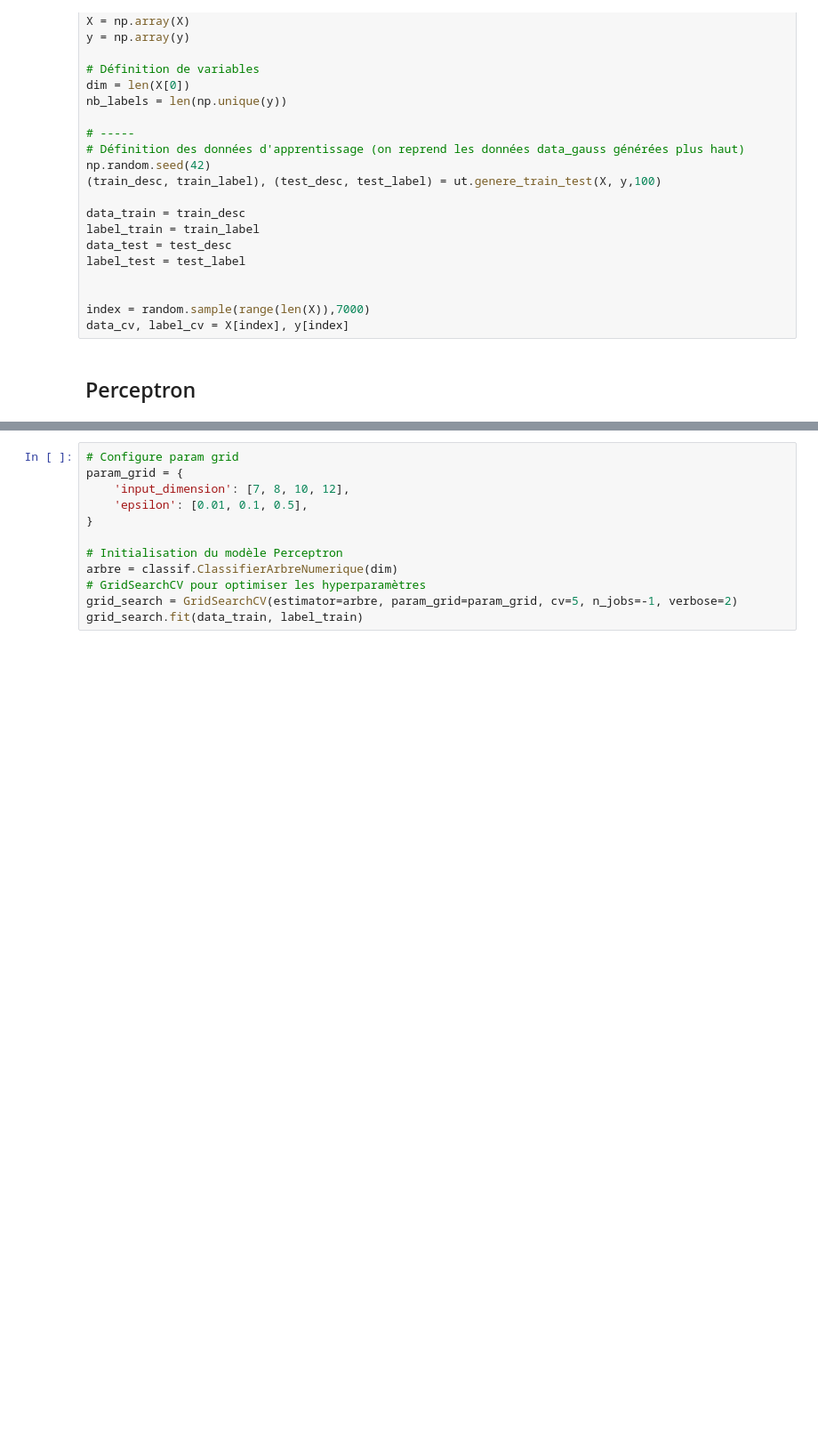
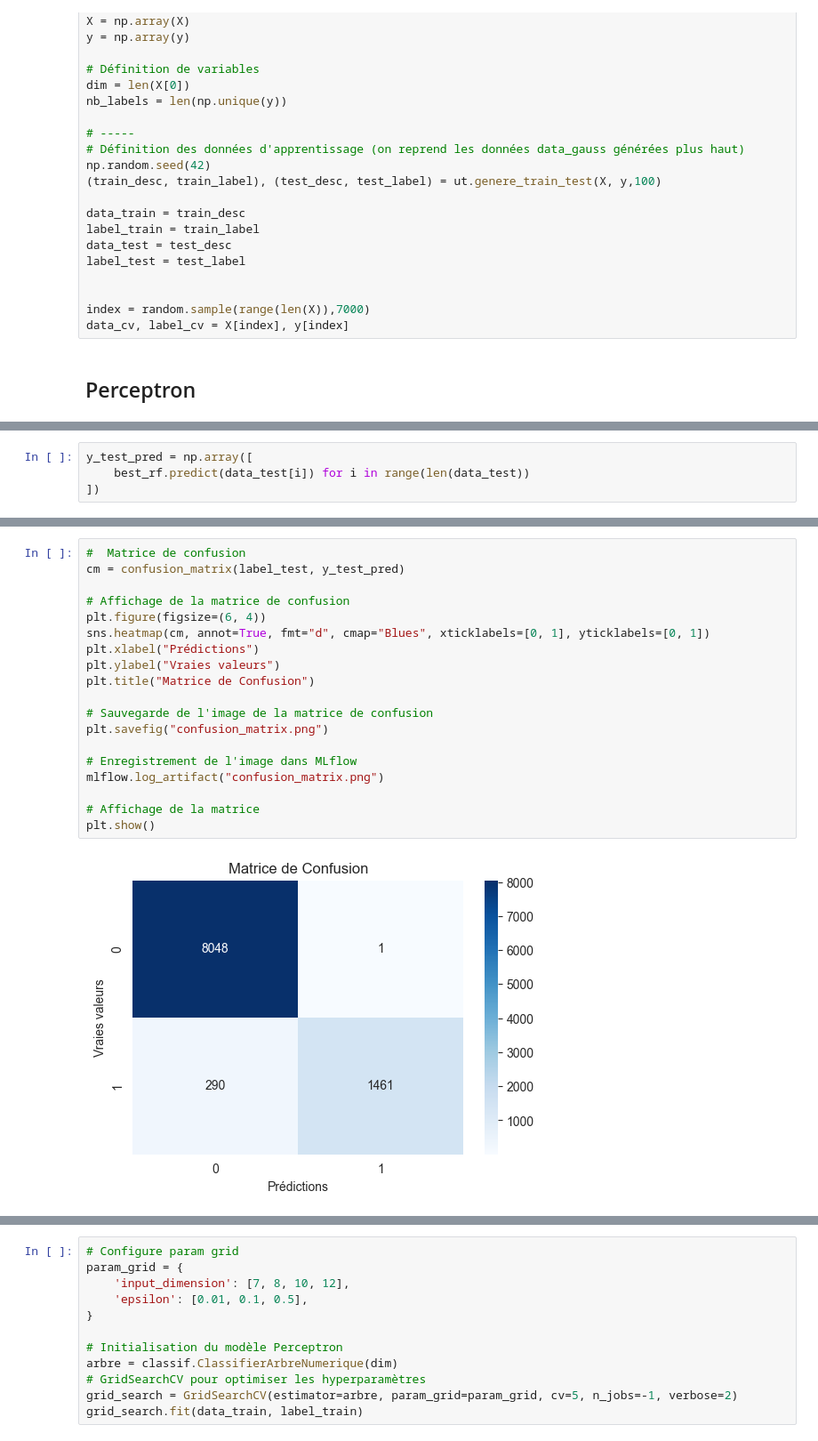
Before and after one commit to Cyren4/sda_mlops, a Jupyter notebook: src/models/MLFlow2.ipynb, the cells around one changed output, grey strips where cells are left out. Shown at 89% size. Drawn from its saved outputs; the diff is of its cells as text; blank space fills up the shorter version.

```diff
--- a/src/models/MLFlow2.ipynb
+++ b/src/models/MLFlow2.ipynb
@@ -205,0 +216,4 @@ Error:
+# %%
+y_test_pred = np.array([
+    best_rf.predict(data_test[i]) for i in range(len(data_test))
+])
@@ -205,0 +224,21 @@ Error:
+# %%
+#  Matrice de confusion
+cm = confusion_matrix(label_test, y_test_pred)
+
+# Affichage de la matrice de confusion
+plt.figure(figsize=(6, 4))
+sns.heatmap(cm, annot=True, fmt="d", cmap="Blues", xticklabels=[0, 1], yticklabels=[0, 1])
+plt.xlabel("Prédictions")
+plt.ylabel("Vraies valeurs")
+plt.title("Matrice de Confusion")
+
+# Sauvegarde de l'image de la matrice de confusion
+plt.savefig("confusion_matrix.png")
+
+# Enregistrement de l'image dans MLflow
+mlflow.log_artifact("confusion_matrix.png")
+
+# Affichage de la matrice
+plt.show()
+# %% [output]
+[figure, added]
```
Also changed, not shown: parts of 9 cells of this notebook, 33 other files.
